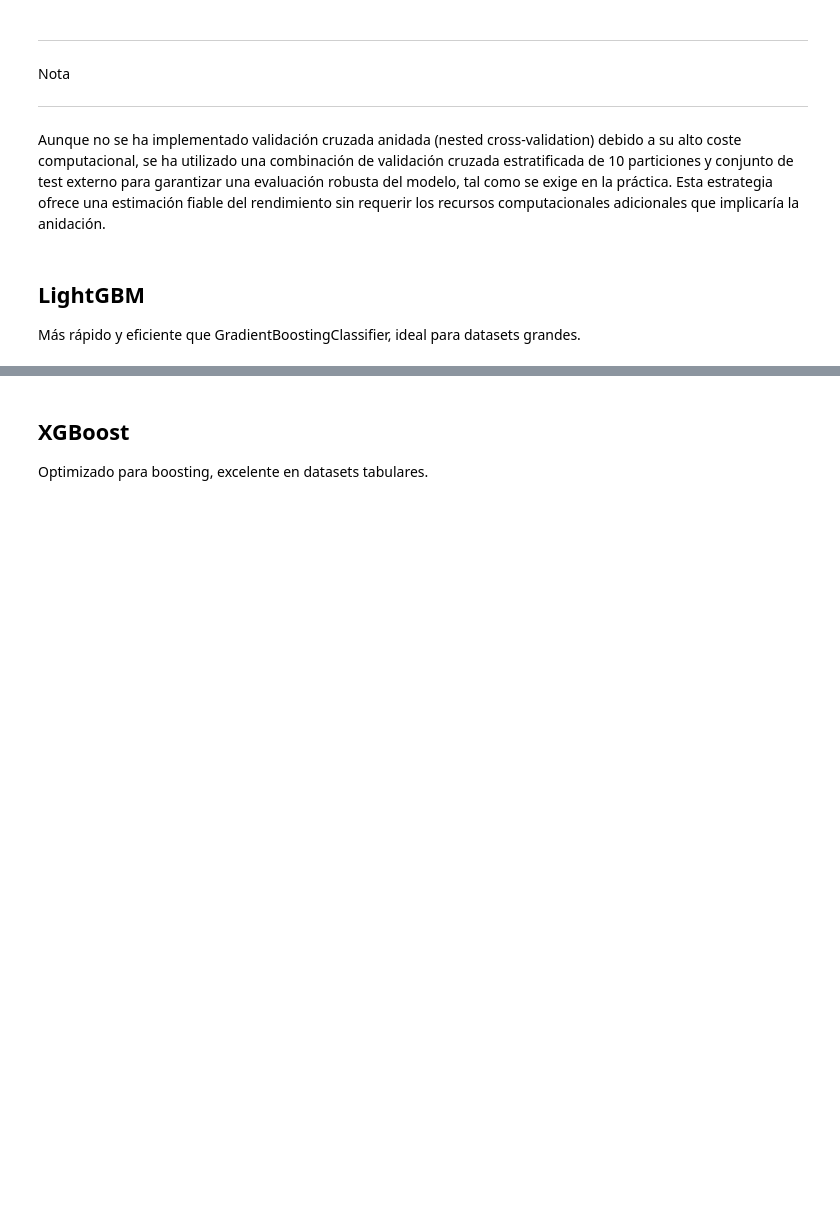
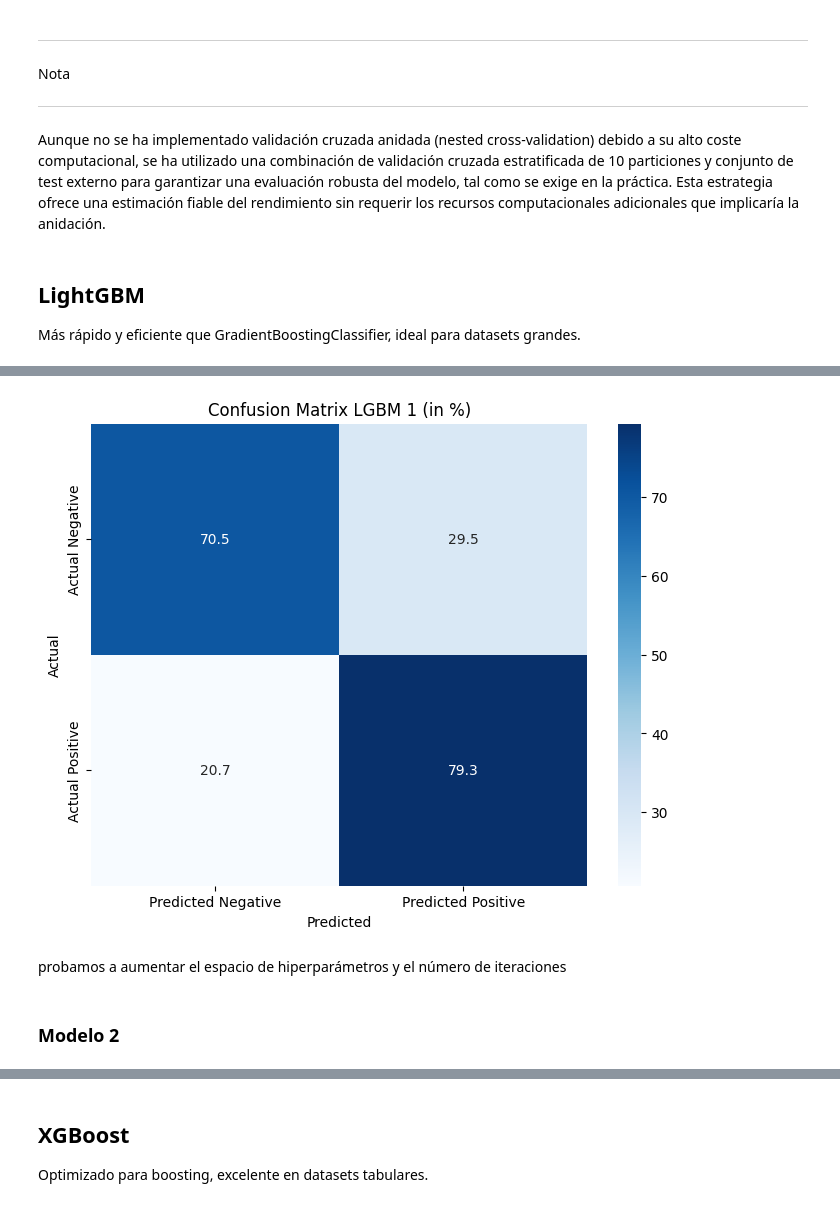
Before and after one commit to raquelgosalbezsirvent/Diabetes-Health-Indicators-ML, a Jupyter notebook: Practica_final.ipynb, the cells around one changed output, grey strips where cells are left out. Saved outputs shown, nothing was run; the diff lists cells and outputs as text; code cells hidden in the pictures; blank space fills up the shorter version.

```diff
--- a/Practica_final.ipynb
+++ b/Practica_final.ipynb
@@ -1842,0 +1717,18 @@ plt.show()
+# %%
+# Convertir la matriz de confusión a porcentajes (por fila)
+cm_percent = conf_matrix_lgbm_1.astype('float') / conf_matrix_lgbm_1.sum(axis=1)[:, np.newaxis] * 100
+
+plt.figure(figsize=(8, 6))
+sns.heatmap(cm_percent, annot=True, fmt=".1f", cmap='Blues',
+            xticklabels=['Predicted Negative', 'Predicted Positive'],
+            yticklabels=['Actual Negative', 'Actual Positive'])
+plt.ylabel('Actual')
+plt.xlabel('Predicted')
+plt.title('Confusion Matrix LGBM 1 (in %)')
+plt.show()
+# %% [output]
+[figure, added]
+# %% [markdown]
+probamos a aumentar el espacio de hiperparámetros y el número de iteraciones
+# %% [markdown]
+### Modelo 2
```
Also changed, not shown: parts of 40 cells of this notebook.
